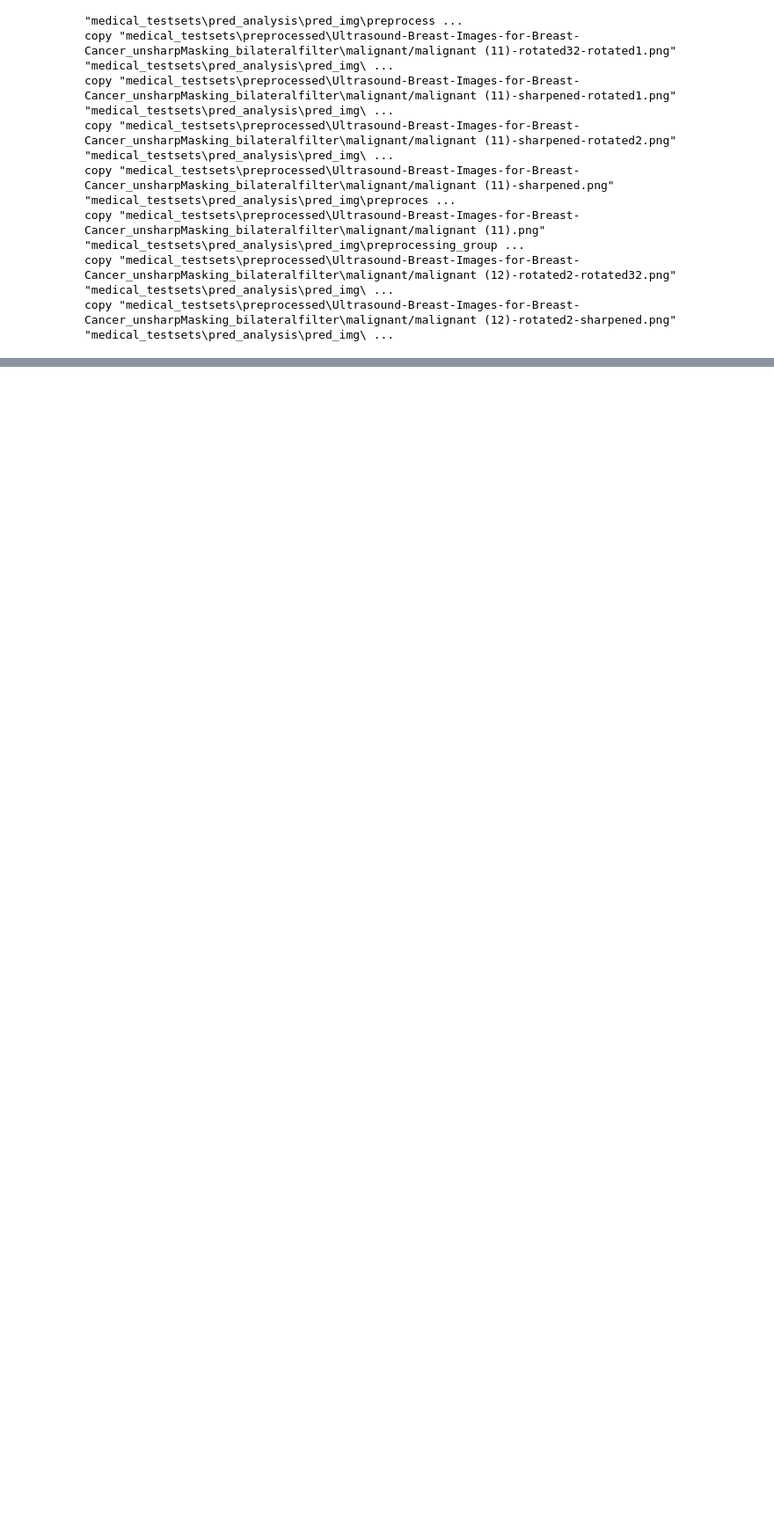
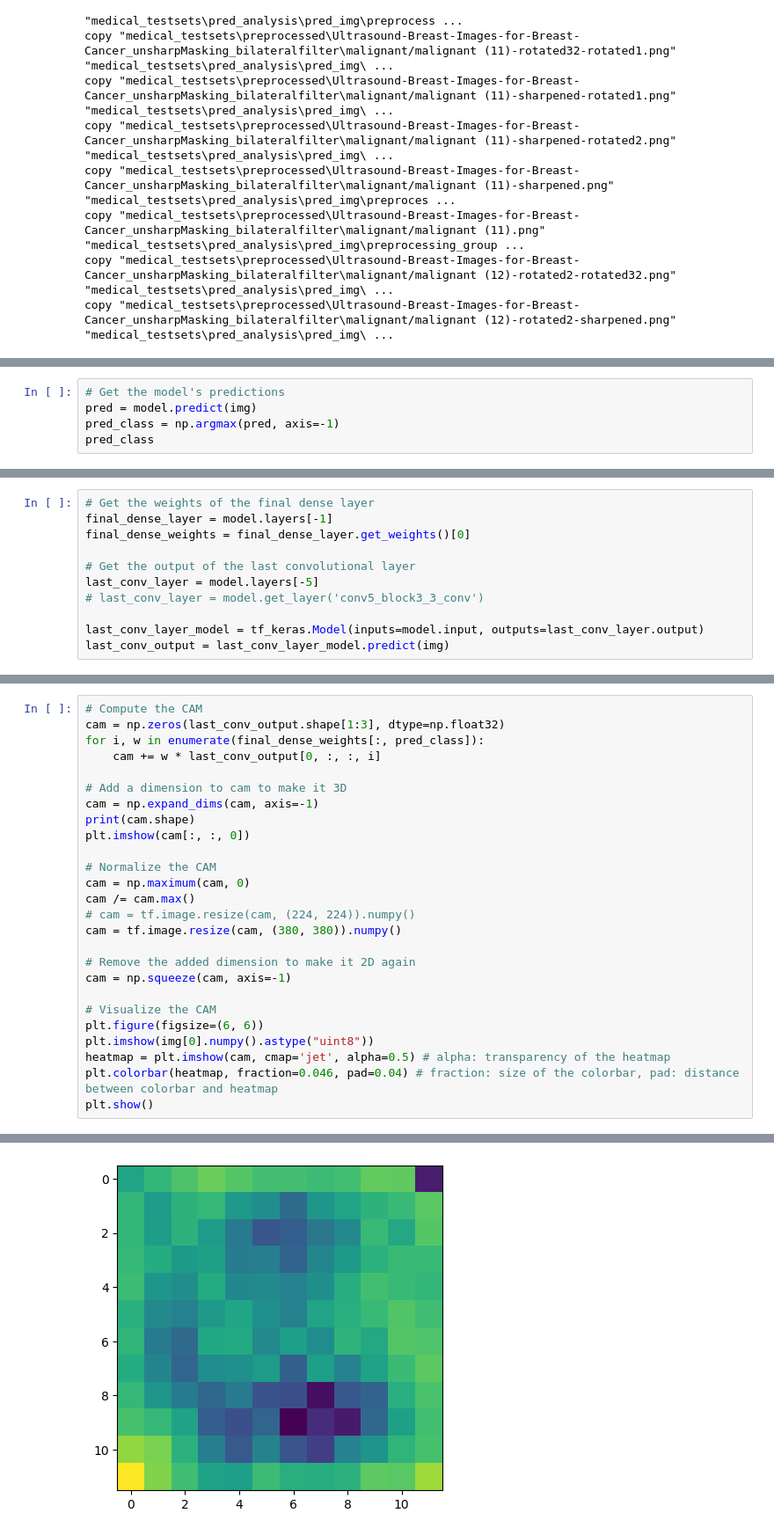
Before and after one commit to ricardotran92/preprocessing-models-in-medical-images, a Jupyter notebook: test.ipynb, the cells around one changed output, grey strips where cells are left out. Shown at 88% size. Cells and saved outputs as stored; diff of their text form; blank space fills up the shorter version.

```diff
--- a/test.ipynb
+++ b/test.ipynb
@@ -92,0 +151,5 @@ copy "medical_testsets\preprocessed\Ultrasound-Breast-Images-for-Breast-Cancer_u
+# %%
+# Get the model's predictions
+pred = model.predict(img)
+pred_class = np.argmax(pred, axis=-1)
+pred_class
@@ -92,0 +160,11 @@ copy "medical_testsets\preprocessed\Ultrasound-Breast-Images-for-Breast-Cancer_u
+# %%
+# Get the weights of the final dense layer
+final_dense_layer = model.layers[-1]
+final_dense_weights = final_dense_layer.get_weights()[0]
+
+# Get the output of the last convolutional layer
+last_conv_layer = model.layers[-5]
+# last_conv_layer = model.get_layer('conv5_block3_3_conv')
+
+last_conv_layer_model = tf_keras.Model(inputs=model.input, outputs=last_conv_layer.output)
+last_conv_output = last_conv_layer_model.predict(img)
@@ -92,0 +173,27 @@ copy "medical_testsets\preprocessed\Ultrasound-Breast-Images-for-Breast-Cancer_u
+# %%
+# Compute the CAM
+cam = np.zeros(last_conv_output.shape[1:3], dtype=np.float32)
+for i, w in enumerate(final_dense_weights[:, pred_class]):
+    cam += w * last_conv_output[0, :, :, i]
+
+# Add a dimension to cam to make it 3D
+cam = np.expand_dims(cam, axis=-1)
+print(cam.shape)
+plt.imshow(cam[:, :, 0])
+
+# Normalize the CAM
+cam = np.maximum(cam, 0)
+cam /= cam.max()
+# cam = tf.image.resize(cam, (224, 224)).numpy()
+cam = tf.image.resize(cam, (380, 380)).numpy()
+
+# Remove the added dimension to make it 2D again
+cam = np.squeeze(cam, axis=-1)
+
+# Visualize the CAM
+plt.figure(figsize=(6, 6))
+plt.imshow(img[0].numpy().astype("uint8"))
+heatmap = plt.imshow(cam, cmap='jet', alpha=0.5) # alpha: transparency of the heatmap
+plt.colorbar(heatmap, fraction=0.046, pad=0.04) # fraction: size of the colorbar, pad: distance between colorbar and heatmap
+plt.show()
+# %% [output]
@@ -92,0 +201 @@ copy "medical_testsets\preprocessed\Ultrasound-Breast-Images-for-Breast-Cancer_u
+[figure, added]
```
Also changed, not shown: parts of 8 cells of this notebook, 1 other file.
